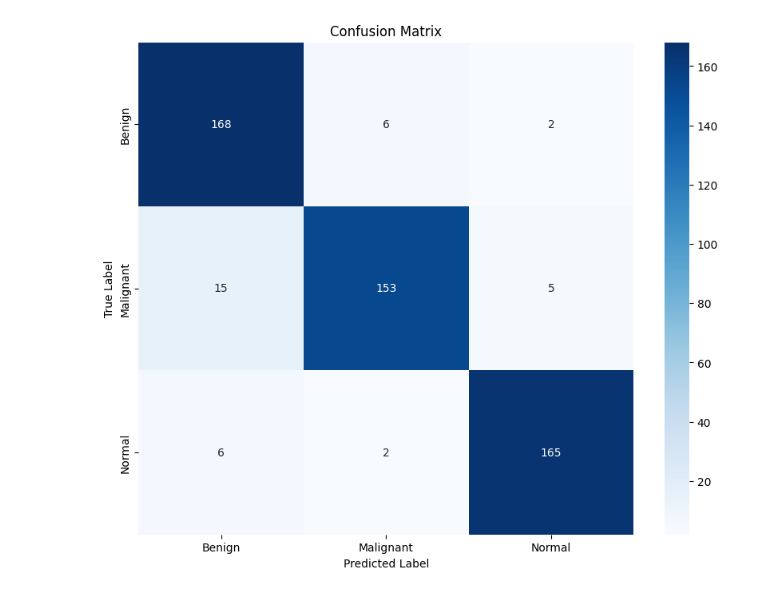
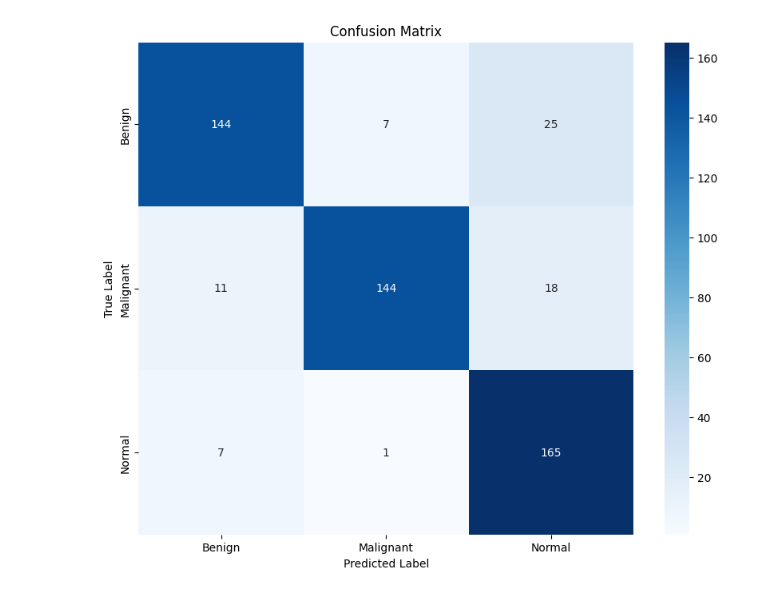
Before and after one commit to christopherkormpos/TumorNet, a Jupyter notebook: experimental_setup/evaluation/Architecture1.ipynb, the cells around one changed output. Drawn from its saved outputs; the diff is of its cells as text; code cells hidden in the pictures.

```diff
--- a/experimental_setup/evaluation/Architecture1.ipynb
+++ b/experimental_setup/evaluation/Architecture1.ipynb
@@ -40,6 +49,6 @@ Found 522 images belonging to 3 classes.
 # %%
-predictions1 = model1.predict(test_generator)
-class_predictions1 = (predictions1 > 0.5).astype(int).flatten()
+predictions2 = model2.predict(test_generator)
+class_predictions2 = (predictions2 > 0.5).astype(int).flatten()
 
 # True labels from test generator
 true_labels = test_generator.classes
@@ -48,5 +57,0 @@ true_labels = test_generator.classes
-# %%
-predictions2 = model2.predict(test_generator)
-class_predictions2 = predictions2.argmax(axis=1)  # Get the class with the highest probability
-
-true_labels = test_generator.classes
@@ -54,0 +58,3 @@ true_labels = test_generator.classes
+# %%
+predictions3 = model3.predict(test_generator)
+class_predictions3 = (predictions3 > 0.5).astype(int).flatten()
@@ -55,29 +63,27 @@ true_labels = test_generator.classes
 # %%
 final_class_predictions = []
-for i in range(len(predictions1)):
-    if (class_predictions1[i] == 0):
-        if(class_predictions2[i] == 0):
+for i in range(len(predictions2)):
+    if class_predictions2[i] == 0:
+        final_class_predictions.append(2)
+    elif class_predictions2[i] == 1:
+        if class_predictions3[i] == 0:
             final_class_predictions.append(0)
-        elif(class_predictions2[i] == 1):
-            final_class_predictions.append(2)
-        elif(class_predictions2[i] == 2):
-            final_class_predictions.append(3)
-    elif (class_predictions1[i] == 1):
+        elif class_predictions3[i] == 1:
             final_class_predictions.append(1)
 # %%
 print("Predictions for test data (Predicted, True Label):")
 for i in range(len(true_labels)):
     print(f"{final_class_predictions[i]}, {true_labels[i]}")
 # %%
-cm = confusion_matrix(true_labels, class_predictions2)
-class_labels = ['Benign', 'Malignant', 'Normal']
+cm = confusion_matrix(true_labels, final_class_predictions)
+classes = ['Benign', 'Malignant', 'Normal']
 
 #Confusion matrix plot
 plt.figure(figsize=(10, 8))
 sns.heatmap(cm, annot=True, fmt='d', cmap='Blues', xticklabels=classes, yticklabels=classes)
 plt.xlabel('Predicted Label')
 plt.ylabel('True Label')
 plt.title('Confusion Matrix')
 plt.show()
 # %% [output]
-[figure, old version]
+[figure, new version]
```
Also changed, not shown: parts of 8 cells of this notebook, 4 other files.
